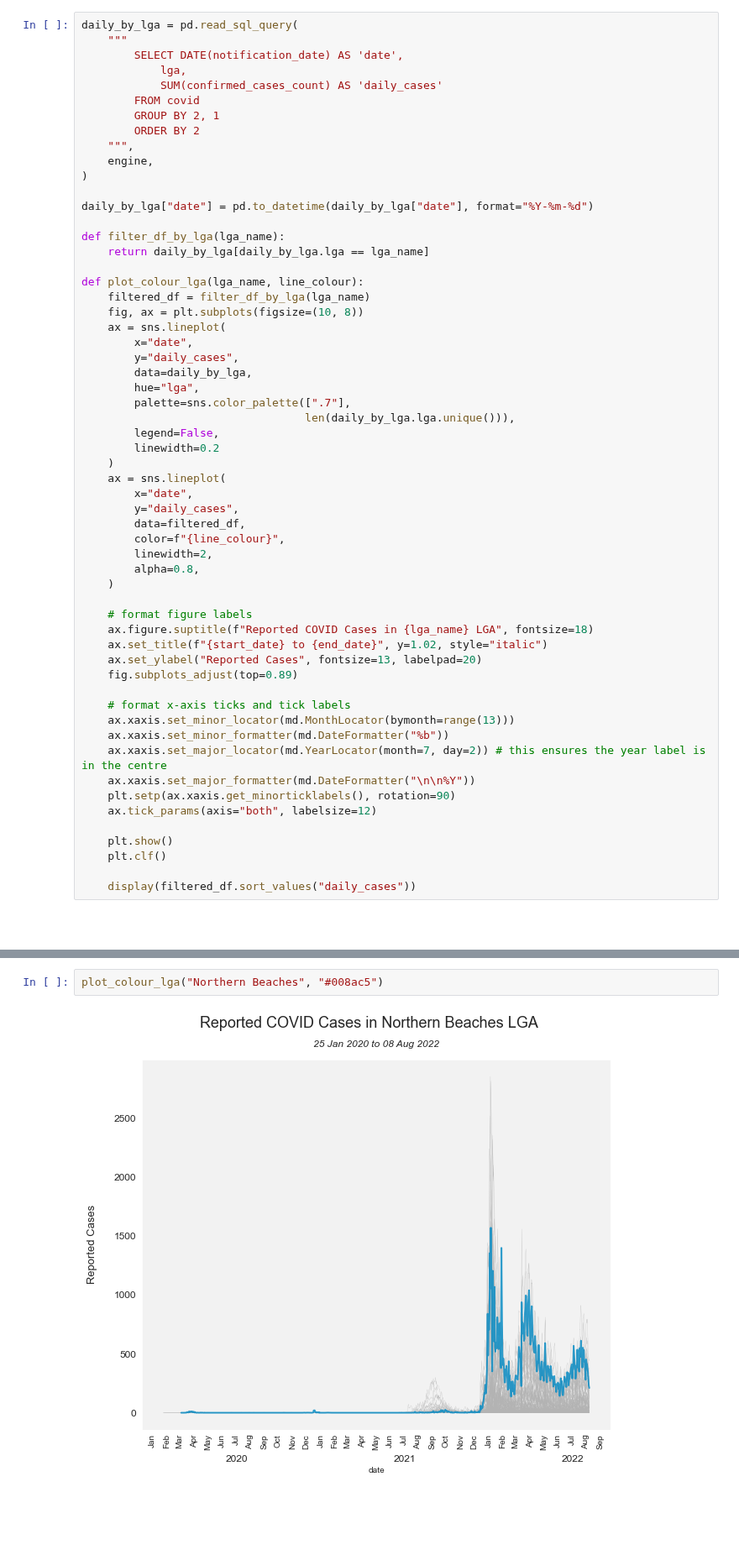
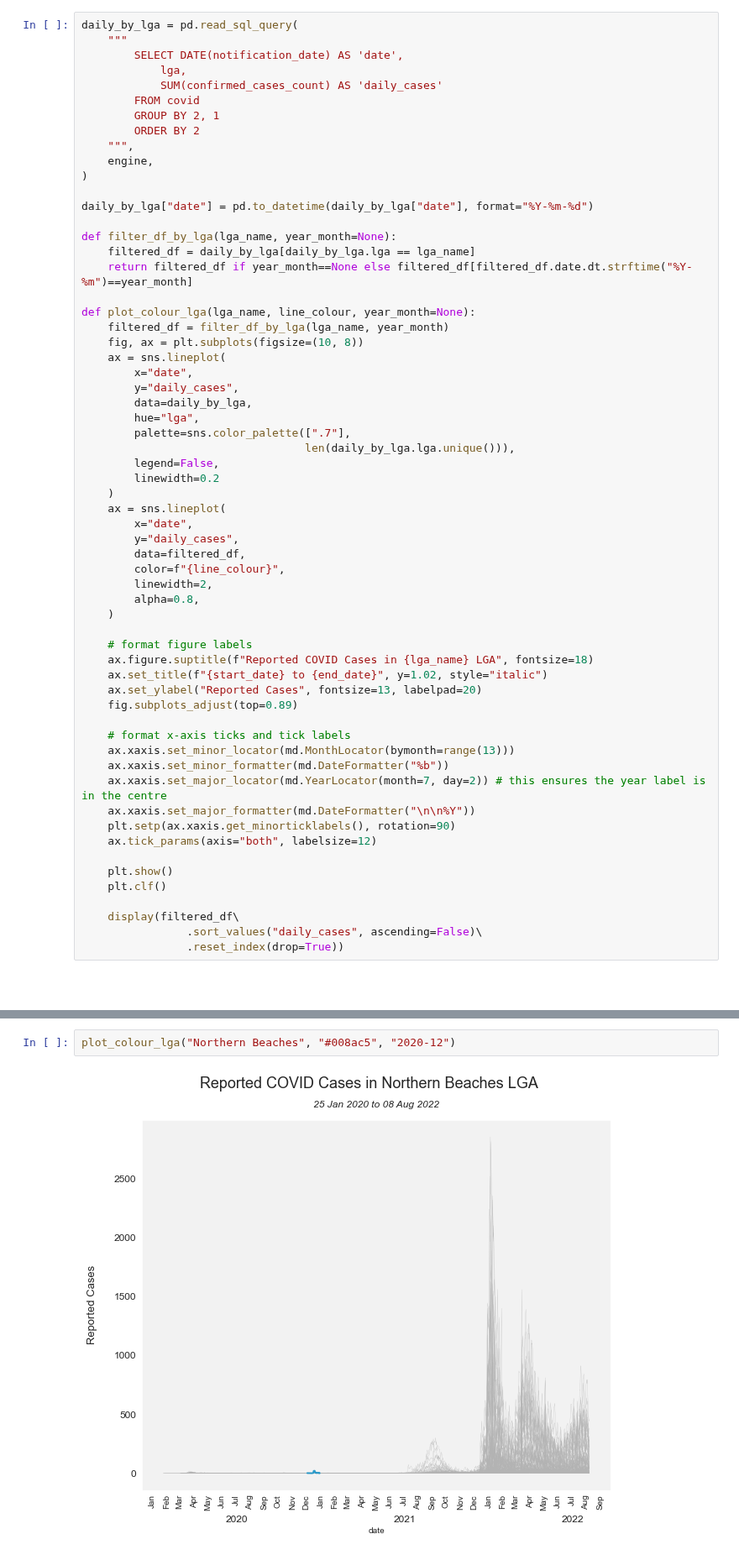
Before and after one commit to henrylin03/covid-nsw, a Jupyter notebook: covid-nsw.ipynb, the cells around one changed output, grey strips where cells are left out. Shown at 84% size. Cells and saved outputs as stored; diff of their text form; blank space fills up the shorter version.

Commit message:
add date filter as optional argument in function

```diff
--- a/covid-nsw.ipynb
+++ b/covid-nsw.ipynb
@@ -666,11 +666,12 @@ daily_by_lga = pd.read_sql_query(
 
 daily_by_lga["date"] = pd.to_datetime(daily_by_lga["date"], format="%Y-%m-%d")
 
-def filter_df_by_lga(lga_name):
-    return daily_by_lga[daily_by_lga.lga == lga_name]
+def filter_df_by_lga(lga_name, year_month=None):
+    filtered_df = daily_by_lga[daily_by_lga.lga == lga_name]
+    return filtered_df if year_month==None else filtered_df[filtered_df.date.dt.strftime("%Y-%m")==year_month]
 
-def plot_colour_lga(lga_name, line_colour):
-    filtered_df = filter_df_by_lga(lga_name)
+def plot_colour_lga(lga_name, line_colour, year_month=None):
+    filtered_df = filter_df_by_lga(lga_name, year_month)
     fig, ax = plt.subplots(figsize=(10, 8))
     ax = sns.lineplot(
         x="date",
@@ -708,7 +709,9 @@ def plot_colour_lga(lga_name, line_colour):
     plt.show()
     plt.clf()
 
-    display(filtered_df.sort_values("daily_cases"))
+    display(filtered_df\
+                .sort_values("daily_cases", ascending=False)\
+                .reset_index(drop=True))
 # %% [markdown]
 #####
 # %%
@@ -719,4 +735,4 @@ plot_colour_lga("Blacktown", "#bc5090")
 # %%
-plot_colour_lga("Northern Beaches", "#008ac5")
+plot_colour_lga("Northern Beaches", "#008ac5", "2020-12")
 # %% [output]
-[figure, old version]
+[figure, new version]
```
Also changed, not shown: parts of 3 cells of this notebook.
